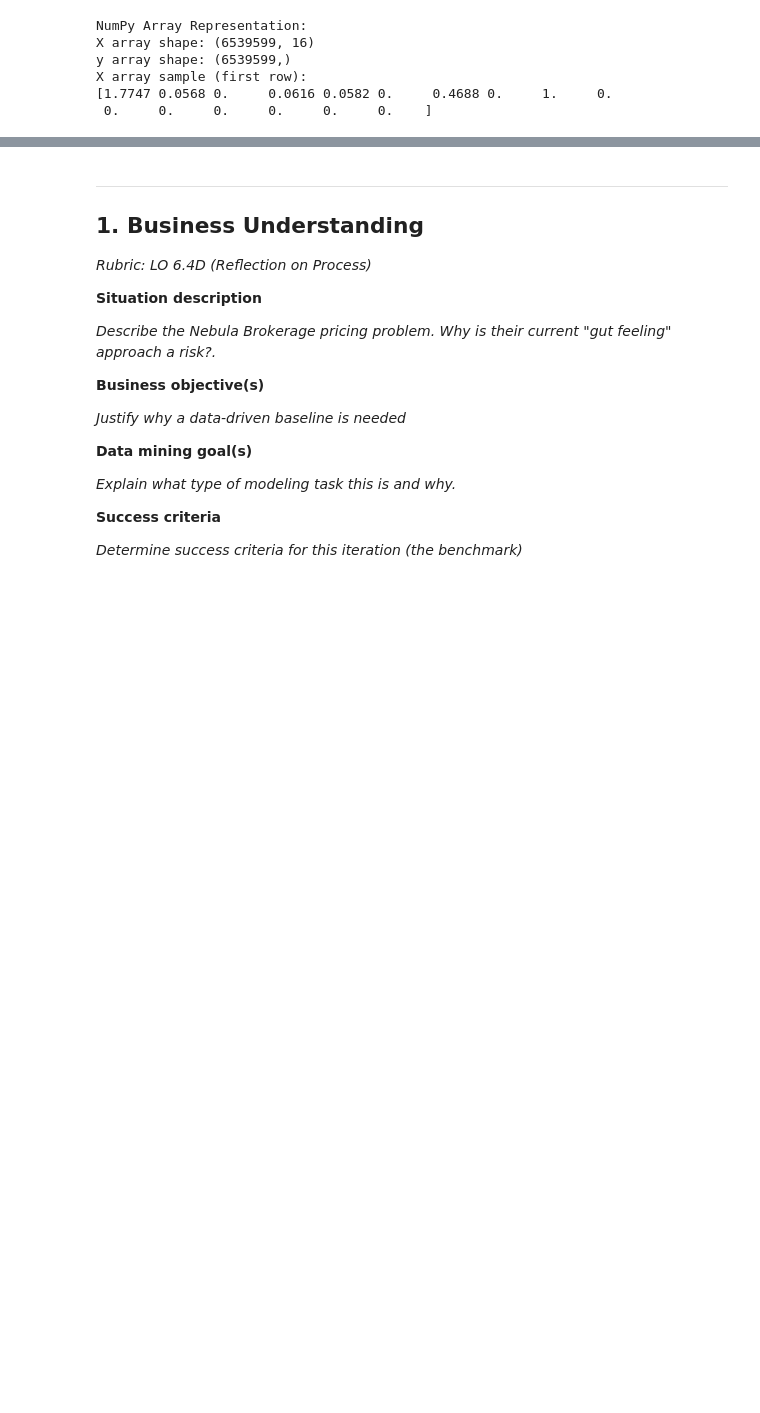
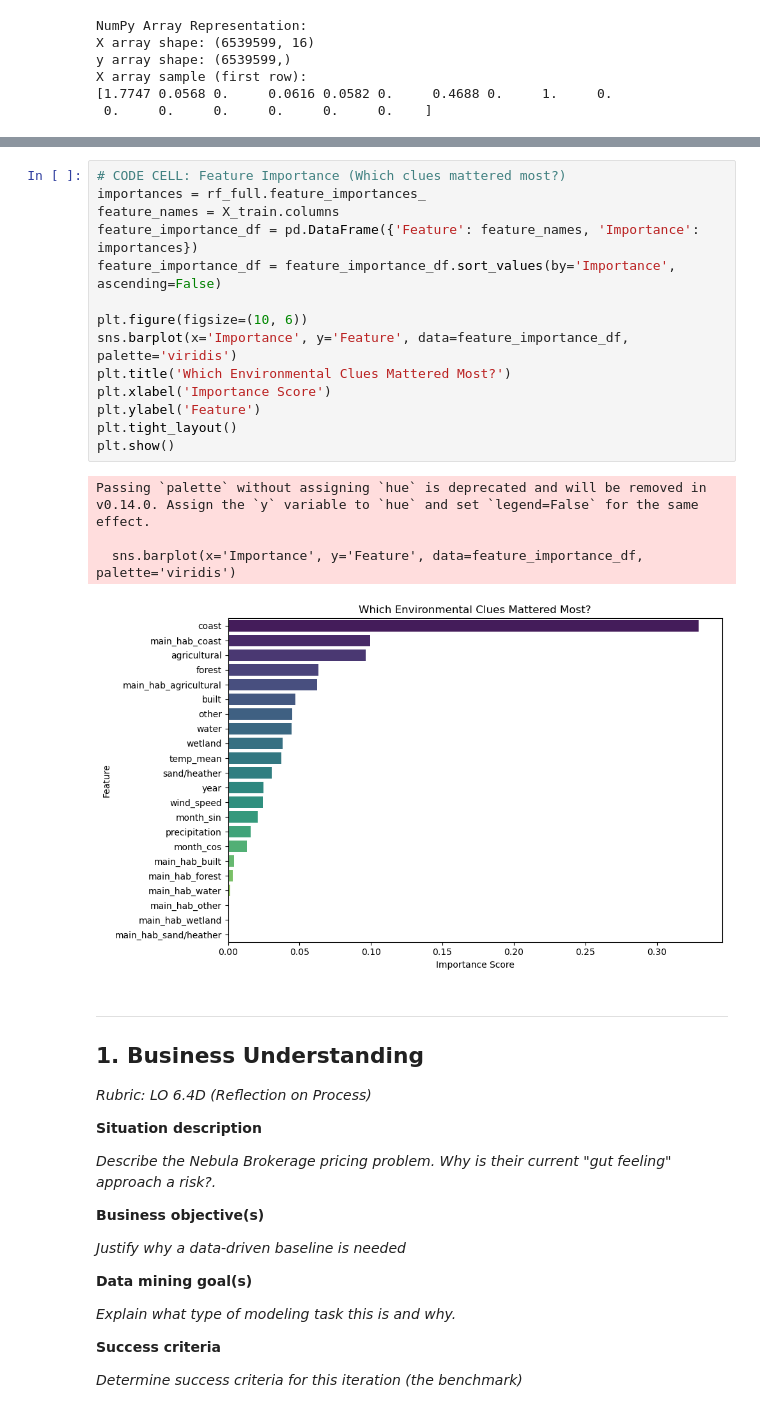
Before and after one commit to XueHu2222/DSAI, a Jupyter notebook: assignment_template_it1.ipynb, the cells around one changed output, grey strips where cells are left out. Cells and saved outputs as stored; diff of their text form; blank space fills up the shorter version.

```diff
--- a/assignment_template_it1.ipynb
+++ b/assignment_template_it1.ipynb
@@ -399,3 +478,22 @@ weighted avg       1.00      1.00      1.00   1307920
+# %%
+# CODE CELL: Feature Importance (Which clues mattered most?)
+importances = rf_full.feature_importances_
+feature_names = X_train.columns
+feature_importance_df = pd.DataFrame({'Feature': feature_names, 'Importance': importances})
+feature_importance_df = feature_importance_df.sort_values(by='Importance', ascending=False)
+
+plt.figure(figsize=(10, 6))
+sns.barplot(x='Importance', y='Feature', data=feature_importance_df, palette='viridis')
+plt.title('Which Environmental Clues Mattered Most?')
+plt.xlabel('Importance Score')
+plt.ylabel('Feature')
+plt.tight_layout()
+plt.show()
+# %% [output]
+Passing `palette` without assigning `hue` is deprecated and will be removed in v0.14.0. Assign the `y` variable to `hue` and set `legend=False` for the same effect.
+
+  sns.barplot(x='Importance', y='Feature', data=feature_importance_df, palette='viridis')
+[figure, added]
 # %% [markdown]
 ---
 
```
Also changed, not shown: parts of 12 cells of this notebook.
